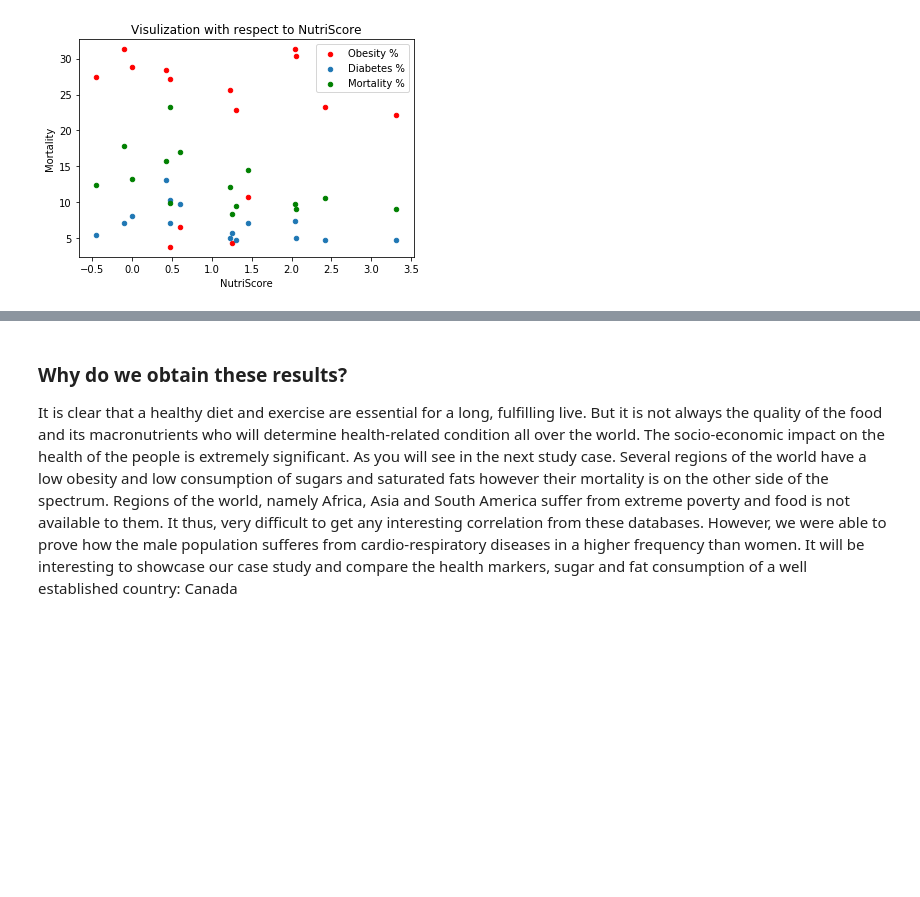
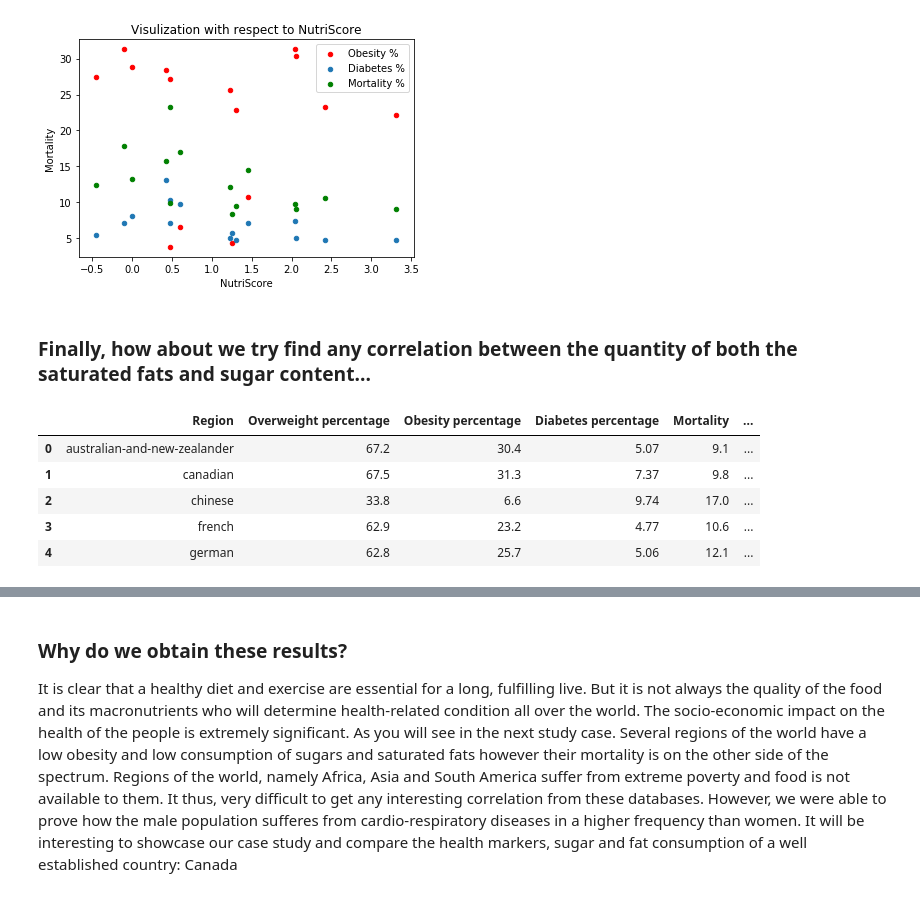
Before and after one commit to ada-food-recipes/food-recipes, a Jupyter notebook: Final_notebook.ipynb, the cells around one changed output, grey strips where cells are left out. Cells and saved outputs as stored; diff of their text form; code cells hidden in the pictures; blank space fills up the shorter version.

```diff
--- a/Final_notebook.ipynb
+++ b/Final_notebook.ipynb
@@ -1312,3 +1312,17 @@ ax2 = result_region.plot(kind = 'scatter', x = 'NutriScore', y = 'Diabetes perce
 ax3 = result_region.plot(kind = 'scatter', x = 'NutriScore', y = 'Mortality', label = 'Mortality %', ax = ax1, color = 'g')
 # %% [output]
 [figure]
+# %% [markdown]
+### Finally, how about we try find any  correlation between the quantity of both the saturated fats and sugar content...
+# %%
+sugars = nutriscore.groupby('Region')['Sugars'].mean().apply(lambda x: x*4)/total_cals*100
+fats_sugars = pd.DataFrame(sugars+fats, columns=['% Saturated fats and sugar'])
+result_fat_sugar = pd.merge(diseases_region, fats_sugars, on = 'Region')
+result_fat_sugar.head()
+# %% [output]
+|  | Region | Overweight percentage | Obesity percentage | Diabetes percentage | Mortality | ... |
+| 0 | australian-and-new-zealander | 67.2 | 30.4 | 5.07 | 9.1 | ... |
+| 1 | canadian | 67.5 | 31.3 | 7.37 | 9.8 | ... |
+| 2 | chinese | 33.8 | 6.6 | 9.74 | 17.0 | ... |
+| 3 | french | 62.9 | 23.2 | 4.77 | 10.6 | ... |
+| 4 | german | 62.8 | 25.7 | 5.06 | 12.1 | ... |
```
Also changed, not shown: parts of 5 cells of this notebook.
